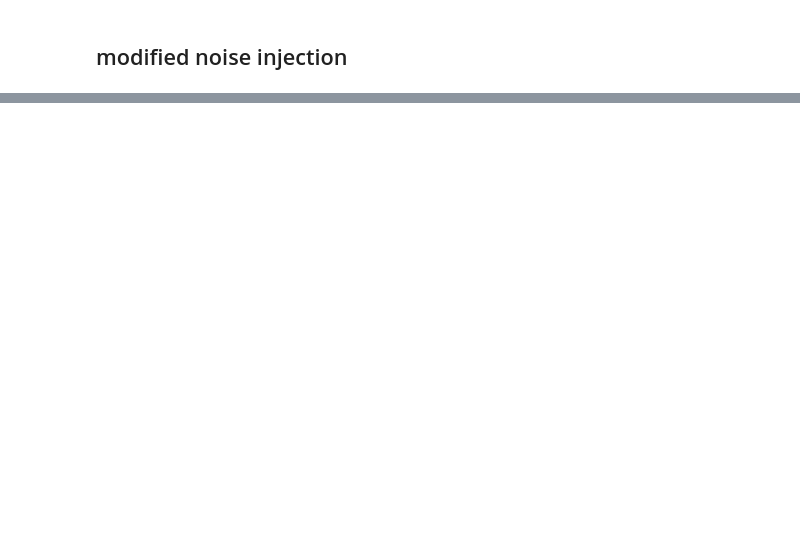
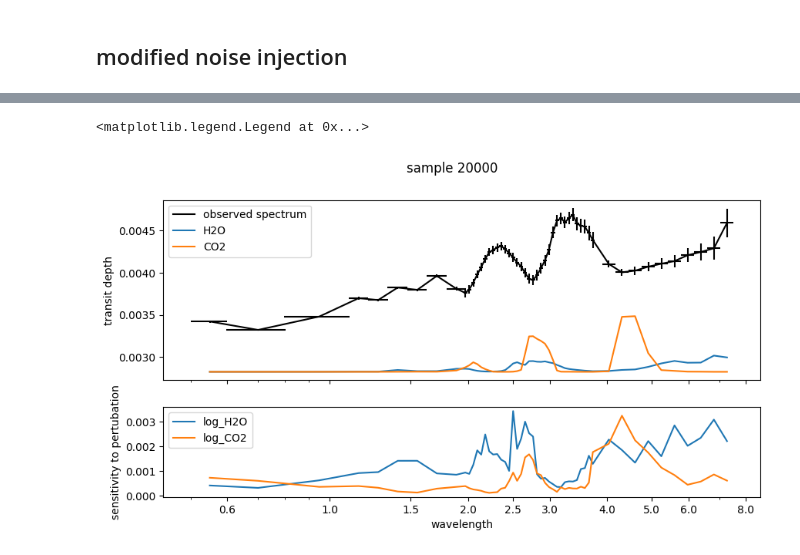
Before and after one commit to Jools-Clarke/SpeciesRetrieval, a Jupyter notebook: data_loader.ipynb, the cells around one changed output, grey strips where cells are left out. Drawn from its saved outputs; the diff is of its cells as text; code cells hidden in the pictures; blank space fills up the shorter version.

```diff
--- a/data_loader.ipynb
+++ b/data_loader.ipynb
@@ -854,5 +821,5 @@ print("Predictions shape:", predictions_n.shape)  # Should be (n_samples, 2, 52,
 # %%
-i = 0
+i = 20000
 all_species = ds.species.values[1:]
 
 fig, ax = plt.subplots(2,1, figsize=(10,5), sharex=True, gridspec_kw={'height_ratios': [2, 1]})
@@ -862,30 +829,33 @@ ax = ax[0]
 
 ax.plot(ds['wavelength'],ds['spectrum'].sel(sample=i).values, "k-", label='observed spectrum')
 
 
 ax.plot(
     ds['wavelength'],
 ds['contributions'].sel(sample=i,
                     species=['H2O', 'CO2',]
                     ).values.T, label=['H2O', 'CO2', ])
 
 
 ax.errorbar(ds['wavelength'],ds['spectrum'].sel(sample=i).values,xerr=ds['bin_width']/2, yerr=ds['noise'].sel(sample=i).values, fmt='none', color='black', )
 
 # ax.plot(ds['wavelength'],ds['contributions'].sel(sample=i).isel(species = 0).values, "k--", label='total contribution')
 
 ax_pert.plot(  ds['wavelength'] ,predictions_n[0, 0, :].std(axis=1), '-',label=label_names[0])
 ax_pert.plot(  ds['wavelength'] ,predictions_n[0, 1, :].std(axis=1), '-',label=label_names[1])
 
 
 ax_pert.set_xlabel('wavelength')
 ax.set_ylabel('transit depth')
 ax_pert.set_ylabel('sensitivity to pertubation')
 
 ax.set_xscale('log')
 ax.set_xticks([0.6, 1,1.5, 2, 2.5,3,4, 5, 6,8,])
 ax.get_xaxis().set_major_formatter(plt.ScalarFormatter())
 
 fig.suptitle(f'sample {i}')
 ax_pert.legend(loc='upper left')
 ax.legend()
+# %% [output]
+<matplotlib.legend.Legend at 0x...>
+[figure, added]
```
Also changed, not shown: parts of 18 cells of this notebook.
